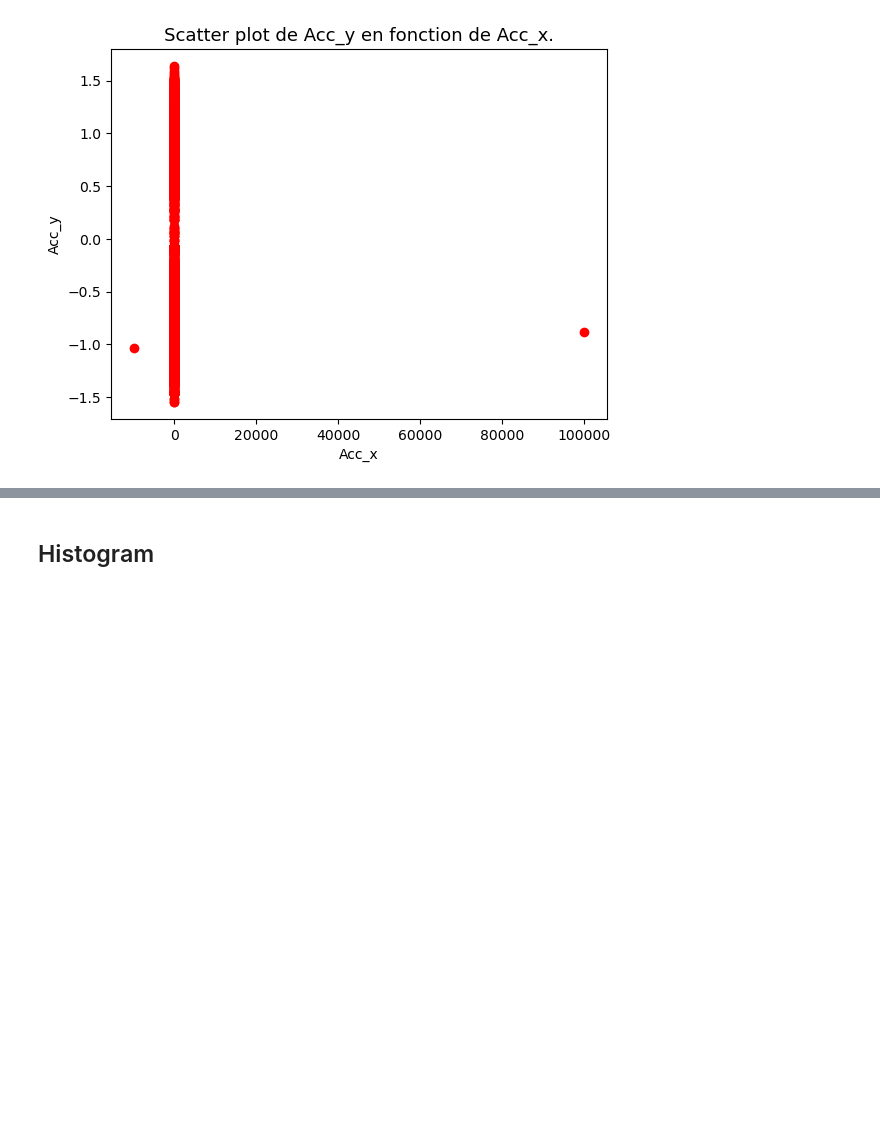
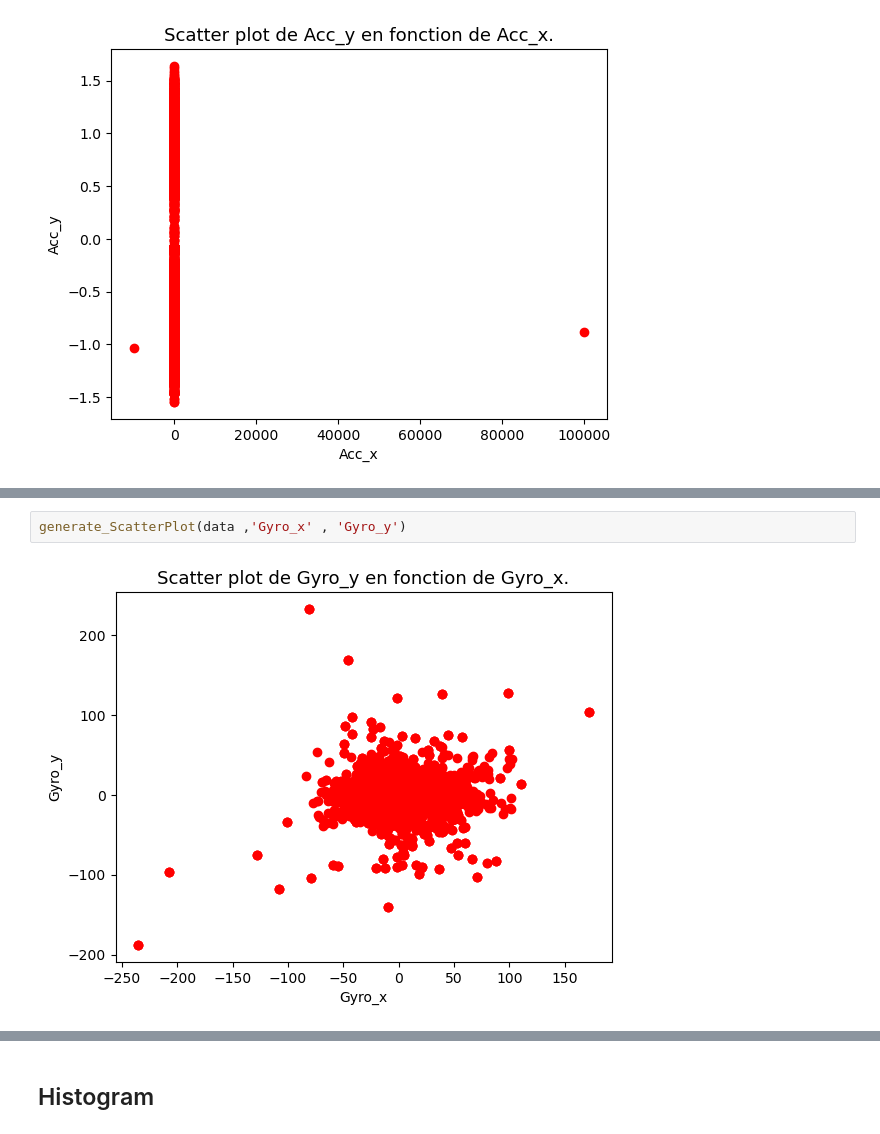
Before and after one commit to felladib/DATA_MIND_TP, a Jupyter notebook: TP2/TP2.ipynb, the cells around one changed output, grey strips where cells are left out. Drawn from its saved outputs; the diff is of its cells as text; blank space fills up the shorter version.

```diff
--- a/TP2/TP2.ipynb
+++ b/TP2/TP2.ipynb
@@ -58,0 +110,4 @@ generate_ScatterPlot(filtred_data ,'Acc_x' , 'Acc_y')
+# %%
+generate_ScatterPlot(data ,'Gyro_x' , 'Gyro_y')
+# %% [output]
+[figure, added]
```
Also changed, not shown: parts of 11 cells of this notebook, 2 other files.
